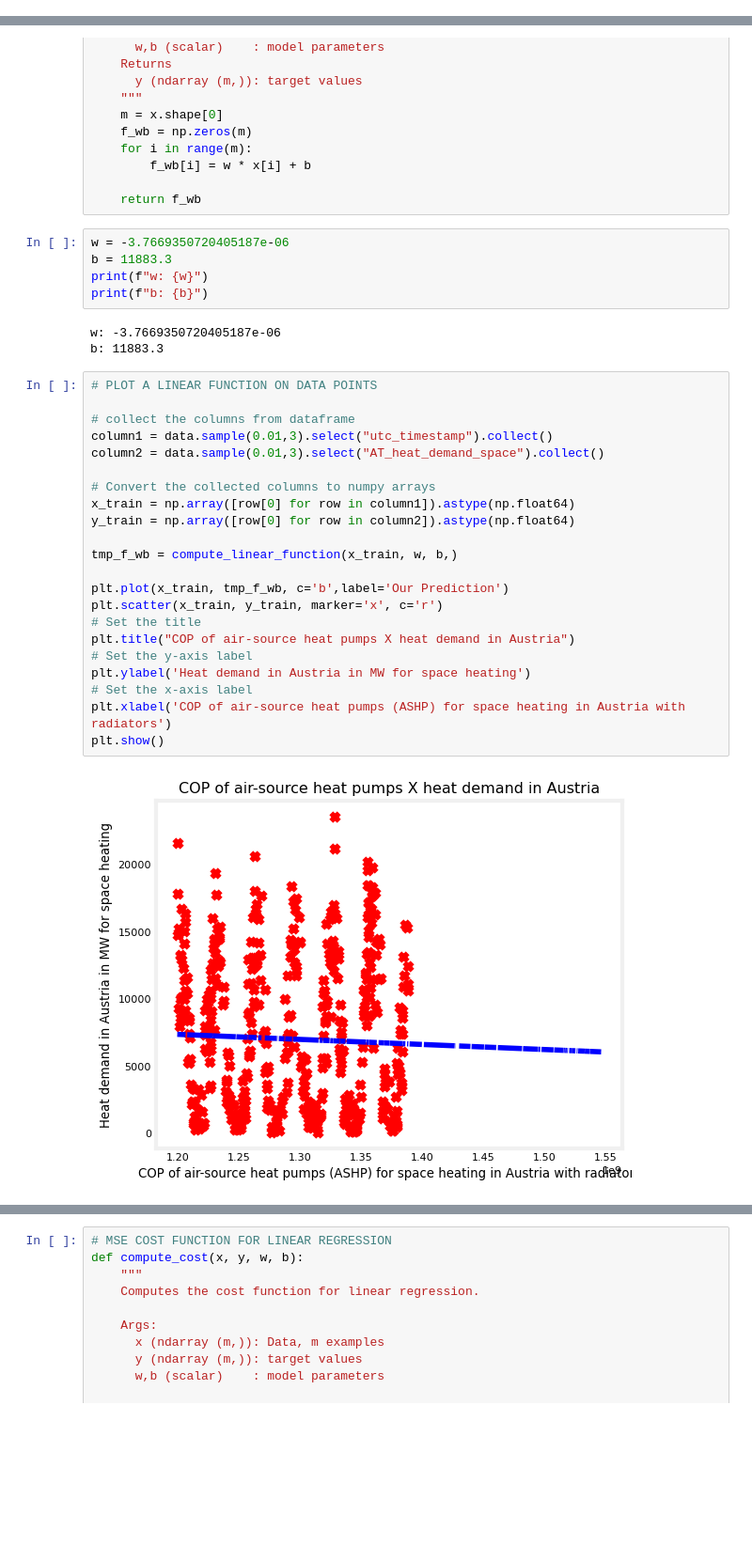
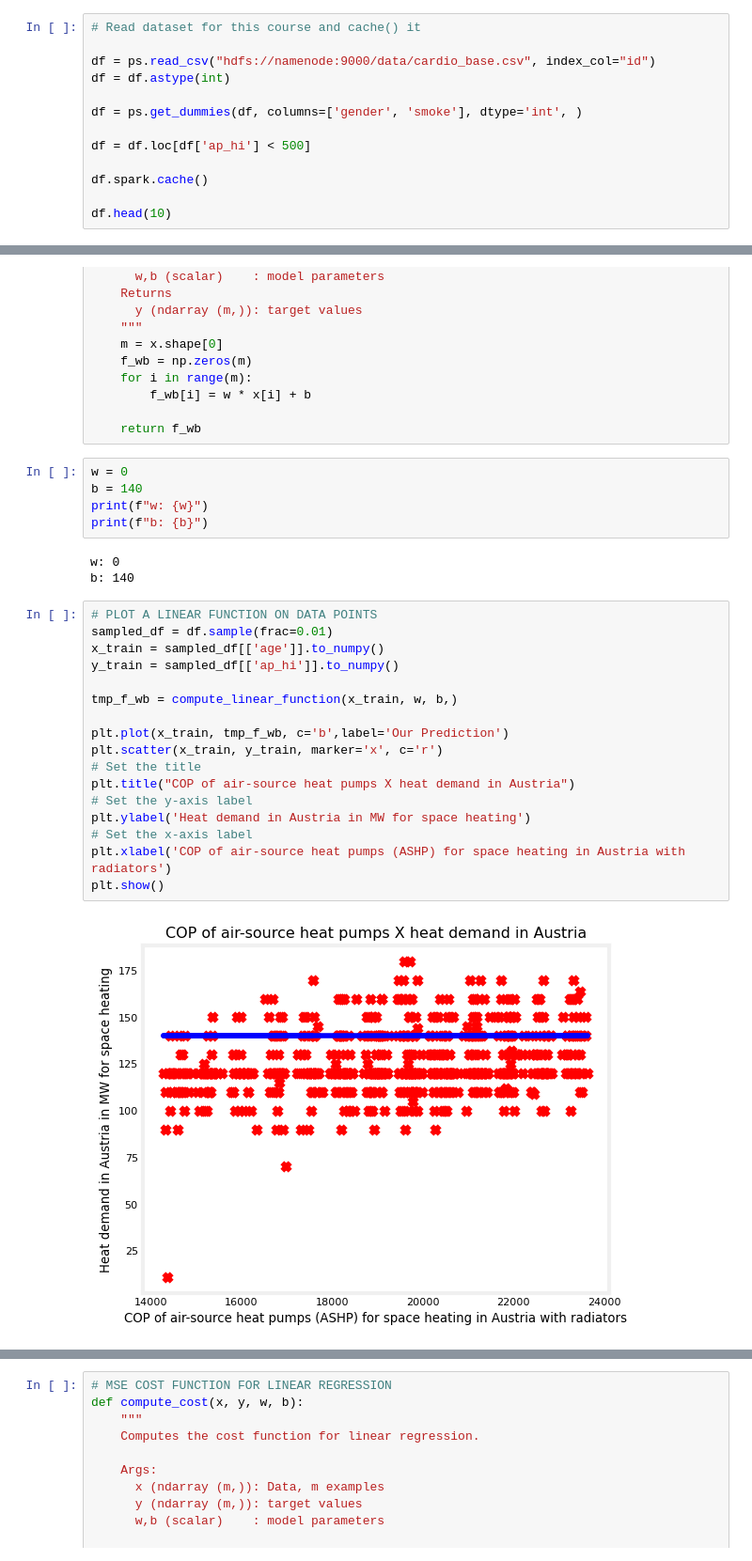
Before and after one commit to pivettamarcos/courses, a Jupyter notebook: machine_learning/01 - supervised_ml_regression_classification/01 - supervised_ml_regression_classification copy.ipynb, the cells around one changed output, grey strips where cells are left out. Shown: that part at 94% size. Saved outputs shown, nothing was run; the diff lists cells and outputs as text; blank space fills up the shorter version.

Commit message:
Update ml course

```diff
--- a/machine_learning/01 - supervised_ml_regression_classification/01 - supervised_ml_regression_classification copy.ipynb
+++ b/machine_learning/01 - supervised_ml_regression_classification/01 - supervised_ml_regression_classification copy.ipynb
@@ -59,0 +27,13 @@ only showing top 20 rows
+# %%
+# Read dataset for this course and cache() it
+
+df = ps.read_csv("hdfs://namenode:9000/data/cardio_base.csv", index_col="id")
+df = df.astype(int)
+
+df = ps.get_dummies(df, columns=['gender', 'smoke'], dtype='int', )
+
+df = df.loc[df['ap_hi'] < 500]
+
+df.spark.cache()
+
+df.head(10)
@@ -124,37 +111,32 @@ def compute_linear_function(x, w, b):
 
     return f_wb
 # %%
-w = -3.7669350720405187e-06
-b = 11883.3
+w = 0
+b = 140
 print(f"w: {w}")
 print(f"b: {b}")
 # %% [output]
-w: -3.7669350720405187e-06
-b: 11883.3
+w: 0
+b: 140
 # %%
 # PLOT A LINEAR FUNCTION ON DATA POINTS
-
-# collect the columns from dataframe
-column1 = data.sample(0.01,3).select("utc_timestamp").collect()
-column2 = data.sample(0.01,3).select("AT_heat_demand_space").collect()
-
-# Convert the collected columns to numpy arrays
-x_train = np.array([row[0] for row in column1]).astype(np.float64)
-y_train = np.array([row[0] for row in column2]).astype(np.float64)
+sampled_df = df.sample(frac=0.01)
+x_train = sampled_df[['age']].to_numpy()
+y_train = sampled_df[['ap_hi']].to_numpy()
 
 tmp_f_wb = compute_linear_function(x_train, w, b,)
 
 plt.plot(x_train, tmp_f_wb, c='b',label='Our Prediction')
 plt.scatter(x_train, y_train, marker='x', c='r')
 # Set the title
 plt.title("COP of air-source heat pumps X heat demand in Austria")
 # Set the y-axis label
 plt.ylabel('Heat demand in Austria in MW for space heating')
 # Set the x-axis label
 plt.xlabel('COP of air-source heat pumps (ASHP) for space heating in Austria with radiators')
 plt.show()
 # %% [output]
-[figure, old version]
+[figure, new version]
 # %% [markdown]
 ![alt text](2.png)
 
```
Also changed, not shown: parts of 12 cells of this notebook, 2 other files.
